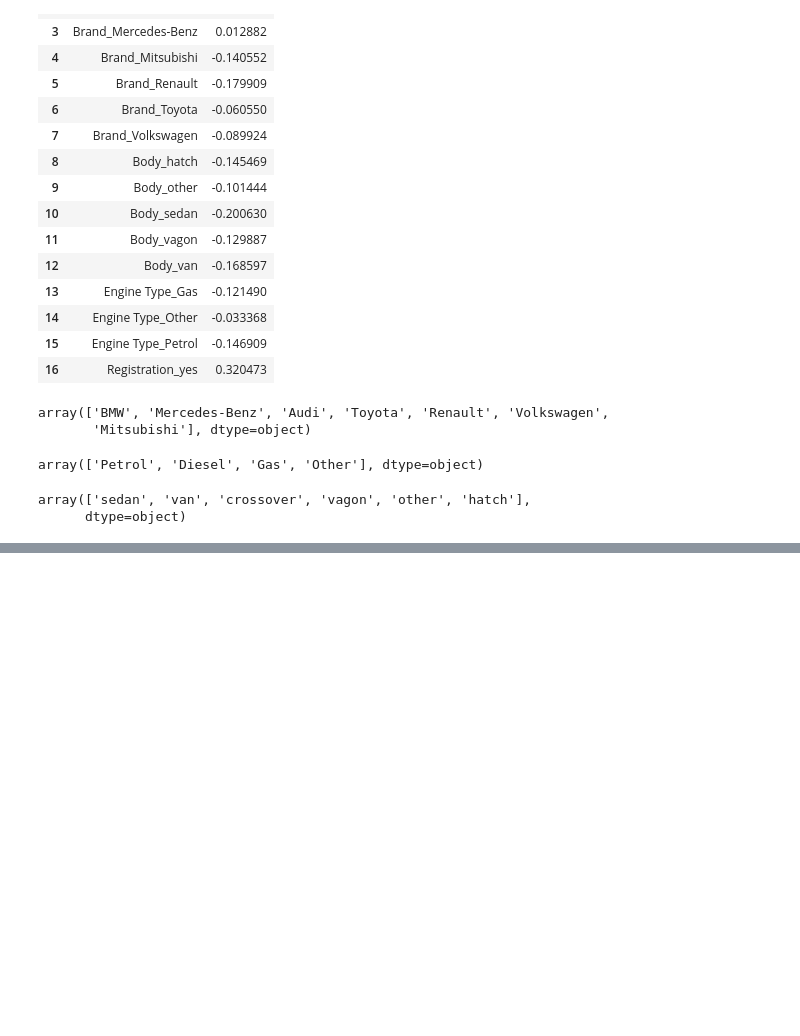
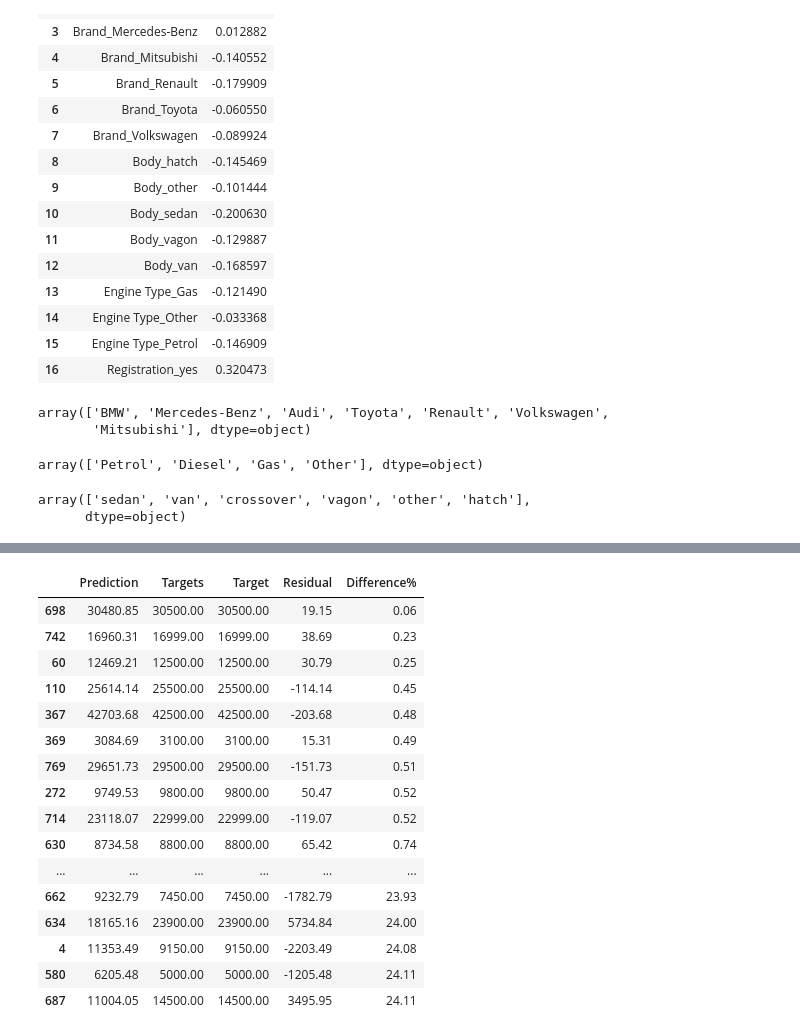
Before and after one commit to abel672/data-science-bootcamp-365, a Jupyter notebook: Section-15-Linear-regression-with-sklearn/05-Practical-example-linear-regresssion.ipynb, the cells around one changed output, grey strips where cells are left out. Cells and saved outputs as stored; diff of their text form; code cells hidden in the pictures; blank space fills up the shorter version.

```diff
--- a/Section-15-Linear-regression-with-sklearn/05-Practical-example-linear-regresssion.ipynb
+++ b/Section-15-Linear-regression-with-sklearn/05-Practical-example-linear-regresssion.ipynb
@@ -482,0 +535,3 @@ array(['sedan', 'van', 'crossover', 'vagon', 'other', 'hatch'],
+# %%
+y_test = y_test.reset_index(drop=True)
+y_test.head()
@@ -482,0 +545,3 @@ array(['sedan', 'van', 'crossover', 'vagon', 'other', 'hatch'],
+# %%
+df_pf['Target'] = np.exp(y_test)
+df_pf.head()
@@ -482,0 +561,5 @@ array(['sedan', 'van', 'crossover', 'vagon', 'other', 'hatch'],
+# %%
+df_pf['Residual'] = df_pf['Target'] - df_pf['Prediction']
+# %%
+df_pf['Difference%'] = np.absolute(df_pf['Residual'] / df_pf['Target'] * 100) # Residual in percentage
+df_pf
@@ -482,0 +592,23 @@ array(['sedan', 'van', 'crossover', 'vagon', 'other', 'hatch'],
+# %%
+pd.options.display.max_rows = 999
+pd.set_option('display.float_format', lambda x: '%.2f' % x)
+
+df_pf.sort_values(by=['Difference%']) # you can see that there are many few predictions going really high in the SSE difference %
+# %% [output]
+|  | Prediction | Targets | Target | Residual | Difference% |
+| 698 | 30480.85 | 30500.00 | 30500.00 | 19.15 | 0.06 |
+| 742 | 16960.31 | 16999.00 | 16999.00 | 38.69 | 0.23 |
+| 60 | 12469.21 | 12500.00 | 12500.00 | 30.79 | 0.25 |
+| 110 | 25614.14 | 25500.00 | 25500.00 | -114.14 | 0.45 |
+| 367 | 42703.68 | 42500.00 | 42500.00 | -203.68 | 0.48 |
+| 369 | 3084.69 | 3100.00 | 3100.00 | 15.31 | 0.49 |
+| 769 | 29651.73 | 29500.00 | 29500.00 | -151.73 | 0.51 |
+| 272 | 9749.53 | 9800.00 | 9800.00 | 50.47 | 0.52 |
+| 714 | 23118.07 | 22999.00 | 22999.00 | -119.07 | 0.52 |
+| 630 | 8734.58 | 8800.00 | 8800.00 | 65.42 | 0.74 |
+| ... | ... | ... | ... | ... | ... |
+| 662 | 9232.79 | 7450.00 | 7450.00 | -1782.79 | 23.93 |
+| 634 | 18165.16 | 23900.00 | 23900.00 | 5734.84 | 24.00 |
+| 4 | 11353.49 | 9150.00 | 9150.00 | -2203.49 | 24.08 |
+| 580 | 6205.48 | 5000.00 | 5000.00 | -1205.48 | 24.11 |
+| 687 | 11004.05 | 14500.00 | 14500.00 | 3495.95 | 24.11 |
```
Also changed, not shown: parts of 13 cells of this notebook.
